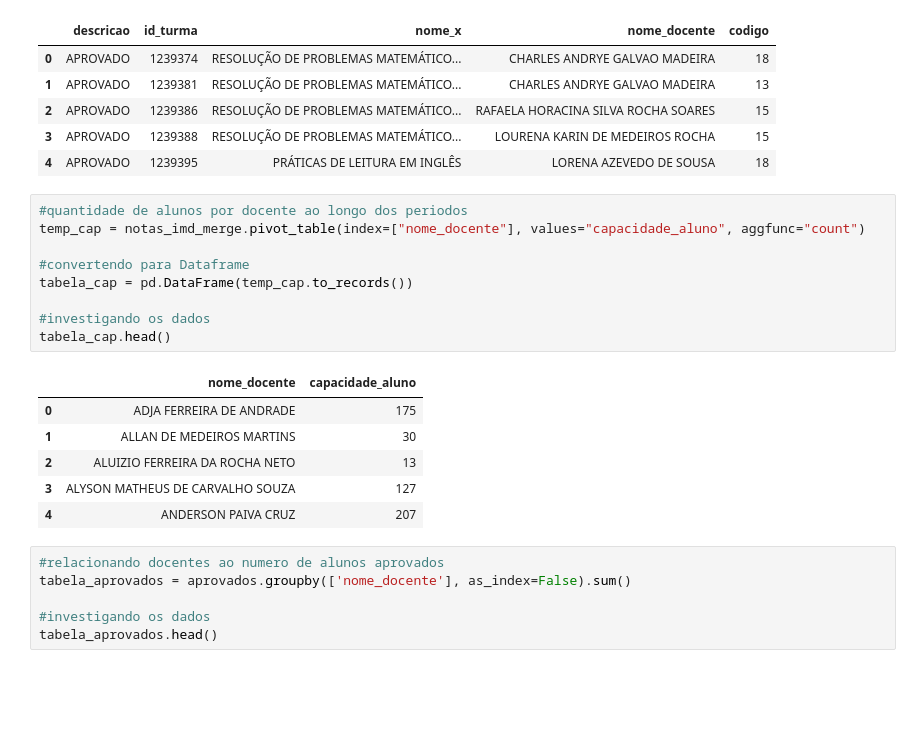
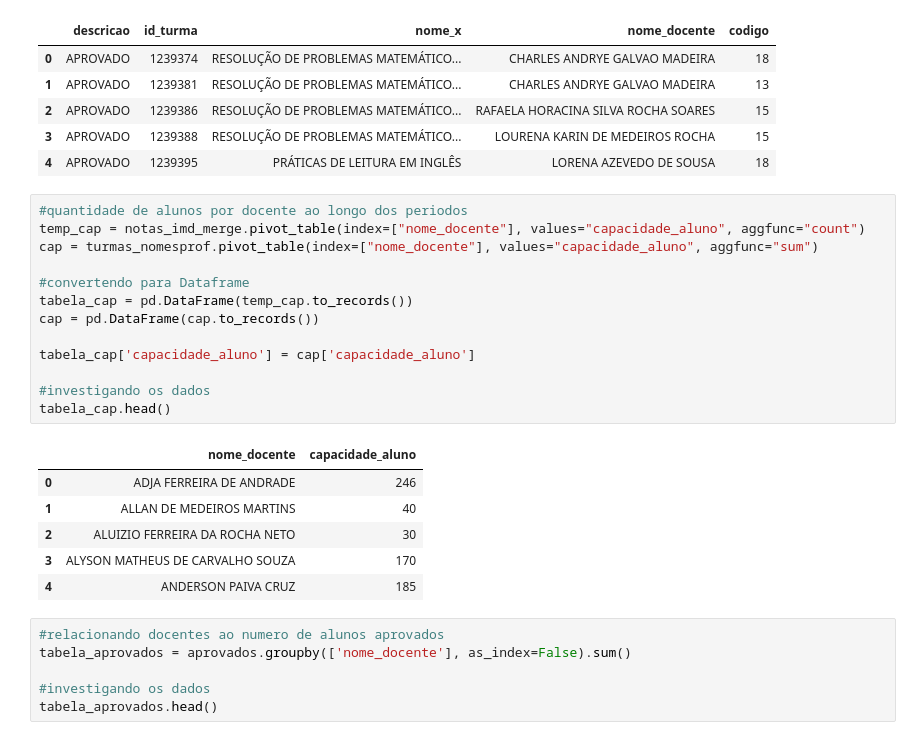
Before and after one commit to Ahrkano/Projeto_Probabilidade, a Jupyter notebook: Projeto de Avaliação de Desempenho de Docentes IMD.ipynb, the cells around one changed output. Drawn from its saved outputs; the diff is of its cells as text; blank space fills up the shorter version.

```diff
--- a/Projeto de Avaliação de Desempenho de Docentes IMD.ipynb
+++ b/Projeto de Avaliação de Desempenho de Docentes IMD.ipynb
@@ -282,19 +282,23 @@ aprovados.head()
 # %%
 #quantidade de alunos por docente ao longo dos periodos
 temp_cap = notas_imd_merge.pivot_table(index=["nome_docente"], values="capacidade_aluno", aggfunc="count")
+cap = turmas_nomesprof.pivot_table(index=["nome_docente"], values="capacidade_aluno", aggfunc="sum")
 
 #convertendo para Dataframe
 tabela_cap = pd.DataFrame(temp_cap.to_records())
+cap = pd.DataFrame(cap.to_records())
+
+tabela_cap['capacidade_aluno'] = cap['capacidade_aluno']
 
 #investigando os dados
 tabela_cap.head()
 # %% [output]
 |  | nome_docente | capacidade_aluno |
-| 0 | ADJA FERREIRA DE ANDRADE | 175 |
-| 1 | ALLAN DE MEDEIROS MARTINS | 30 |
-| 2 | ALUIZIO FERREIRA DA ROCHA NETO | 13 |
-| 3 | ALYSON MATHEUS DE CARVALHO SOUZA | 127 |
-| 4 | ANDERSON PAIVA CRUZ | 207 |
+| 0 | ADJA FERREIRA DE ANDRADE | 246 |
+| 1 | ALLAN DE MEDEIROS MARTINS | 40 |
+| 2 | ALUIZIO FERREIRA DA ROCHA NETO | 30 |
+| 3 | ALYSON MATHEUS DE CARVALHO SOUZA | 170 |
+| 4 | ANDERSON PAIVA CRUZ | 185 |
 # %%
 #relacionando docentes ao numero de alunos aprovados
 tabela_aprovados = aprovados.groupby(['nome_docente'], as_index=False).sum()
```
Also changed, not shown: parts of 5 cells of this notebook.
